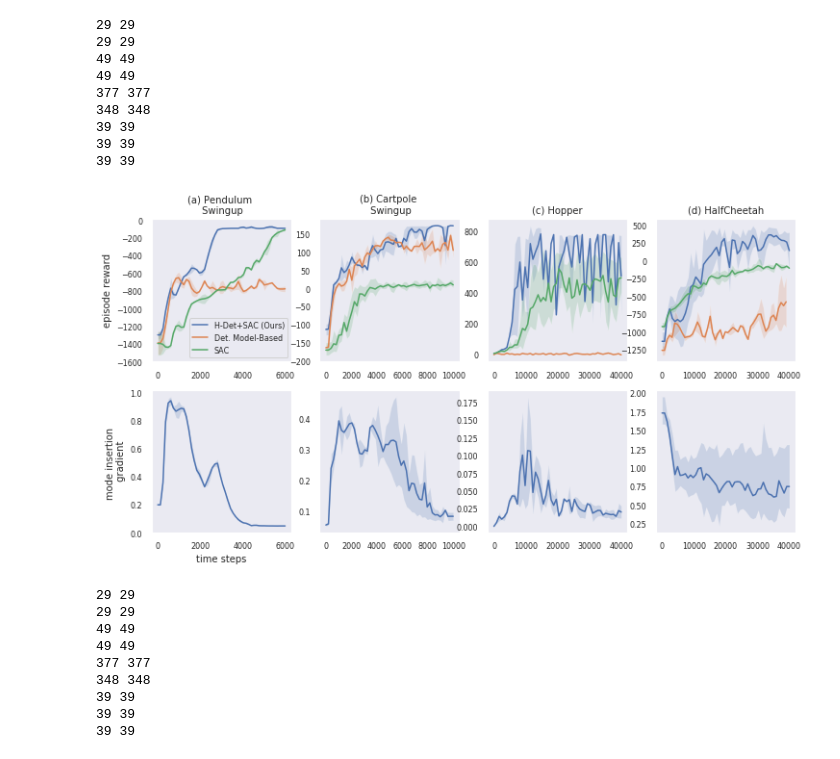
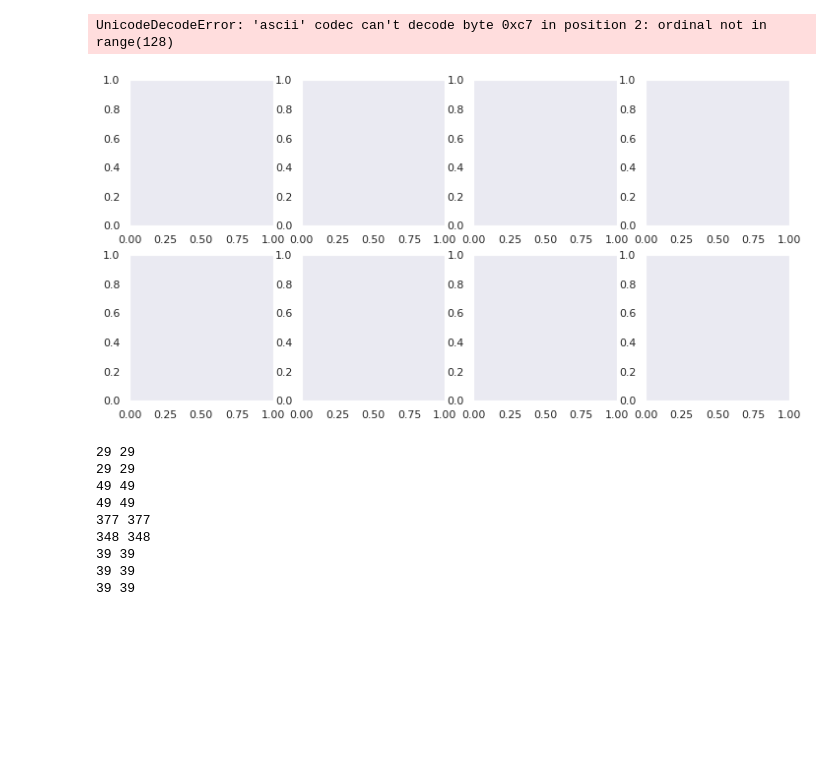
Before and after one commit to i-abr/HybridLearning, a Jupyter notebook: analysis.ipynb, the cells around one changed output. Cells and saved outputs as stored; diff of their text form; code cells hidden in the pictures; blank space fills up the shorter version.

```diff
--- a/analysis.ipynb
+++ b/analysis.ipynb
@@ -110,70 +110,63 @@ def plot_data(ax, log, label):
 # fig, axs = plt.subplots(2, 4, figsize=(10,4))
 
 fig, axs = plt.subplots(2, 4, figsize=(12,6))
-
-env_list = ['PendulumEnv', 'InvertedPendulumSwingupBulletEnv', 'HopperBulletEnv', 'HalfCheetahBulletEnv']
-names = {
-    'PendulumEnv' : '(a) Pendulum \n Swingup',
-    'InvertedPendulumSwingupBulletEnv' : '(b) Cartpole \n Swingup',
-    'LunarLanderContinuousEnv' : 'Lundar\n Lander',
-    'HopperBulletEnv' : '(c) Hopper',
-    'HalfCheetahBulletEnv' : '(d) HalfCheetah'
-}
+env_list = ['sawyer']
+names = {'sawyer': 'Sawyer \n Shape Sorter'}
+# env_list = ['PendulumEnv', 'InvertedPendulumSwingupBulletEnv', 'HopperBulletEnv', 'HalfCheetahBulletEnv']
+# names = {
+#     'PendulumEnv' : '(a) Pendulum \n Swingup',
+#     'InvertedPendulumSwingupBulletEnv' : '(b) Cartpole \n Swingup',
+#     'LunarLanderContinuousEnv' : 'Lundar\n Lander',
+#     'HopperBulletEnv' : '(c) Hopper',
+#     'HalfCheetahBulletEnv' : '(d) HalfCheetah'
+# }
 # env_list = ['InvertedPendulumSwingupBulletEnv']#, 'InvertedPendulumSwingupBulletEnv', 'LunarLanderContinuousEnv', 'HopperBulletEnv']
 
 for i,env in enumerate(env_list):
-    hsac_data = process_data('./benchmarks/data/' + env + '/h_sac/')
-    hdsac_data = process_data('./benchmarks/data/' + env + '/hd_sac/')
+    hsac_data = process_data('./benchmarks/data/' + env + '/h_sac/h_sac/2020-02-04_14-18-28')
+#     hdsac_data = process_data('./benchmarks/data/' + env + '/hd_sac/')
     sac_data = process_data('./benchmarks/data/'+ env +  '/sac/')
 
-    stoch_model_data = process_data('./benchmarks/data/'+ env +  '/stoch_model_based_learning/')
-    deter_model_data = process_data('./benchmarks/data/'+ env +  '/deter_model_based_learning/')
+#     stoch_model_data = process_data('./benchmarks/data/'+ env +  '/stoch_model_based_learning/')
+#     deter_model_data = process_data('./benchmarks/data/'+ env +  '/deter_model_based_learning/')
 
 
-#     plot_data(axs[0,i], hsac_data, 'HStoc-SAC')
-    plot_data(axs[0,i], hdsac_data, 'H-Det+SAC (Ours)')
+    plot_data(axs[0,i], hsac_data, 'HStoc-SAC')
+#     plot_data(axs[0,i], hdsac_data, 'H-Det+SAC (Ours)')
 #     plot_data(axs[0,i], stoch_model_data, 'Stoch-ModelBased')
-    plot_data(axs[0,i], deter_model_data, 'Det. Model-Based')
+#     plot_data(axs[0,i], deter_model_data, 'Det. Model-Based')
     plot_data(axs[0,i], sac_data, 'SAC')
 
 
     axs[0,i].set_title(names[env], fontsize=10)
 
     axs[0,i].tick_params(axis='both', which='major', labelsize=8)
 #     axs[i].tick_params(axis='both', which='minor', labelsize=10)
     axs[1,i].tick_params(axis='both', which='major', labelsize=8)
 
 
     axs[1,i].plot(hdsac_data['x'],hdsac_data['mode_insert'])
     axs[1,i].fill_between(hdsac_data['x'],
                     hdsac_data['mi_min'], hdsac_data['mi_max'],
                     alpha=0.2)
 
 
 axs[1,0].set_xlabel('time steps', fontsize=10)
 axs[0,0].set_ylabel('episode reward', fontsize=10)
 axs[0,0].legend(fontsize=8)
 
 axs[1,0].set_ylabel('mode insertion \n gradient', fontsize=10)
 
 # axs[0,2].set_ylim(-400, 150)
 # axs[1,2].set_xlim(20, 1000)
 # plt.tight_layout()
 
 # plt.subplots_adjust(bottom=1, right=1, top=1)
 
-plt.savefig('deterministic_benchmark_results.pdf')
+# plt.savefig('deterministic_benchmark_results.pdf')
 # %% [output]
-29 29
-29 29
-49 49
-49 49
-377 377
-348 348
-39 39
-39 39
-39 39
+UnicodeDecodeError: 'ascii' codec can't decode byte 0xc7 in position 2: ordinal not in range(128)
-[figure, old version]
+[figure, new version]
 # %%
 # fig, axs = plt.subplots(2, 4, figsize=(10,4))
 
```
Also changed, not shown: 52 other files.
